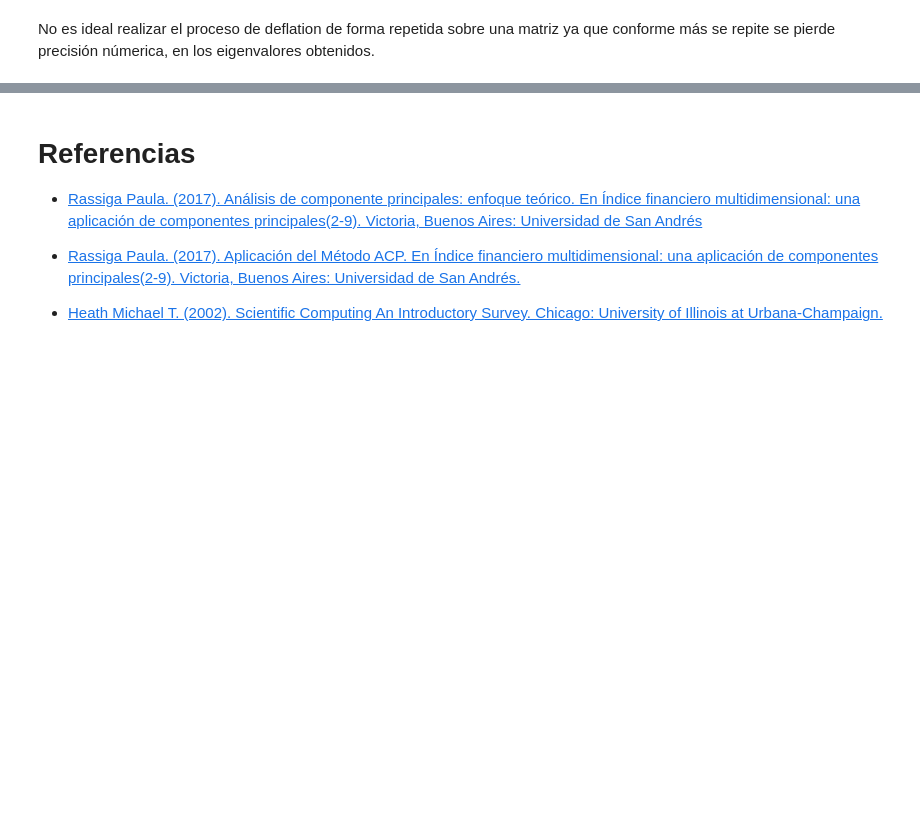
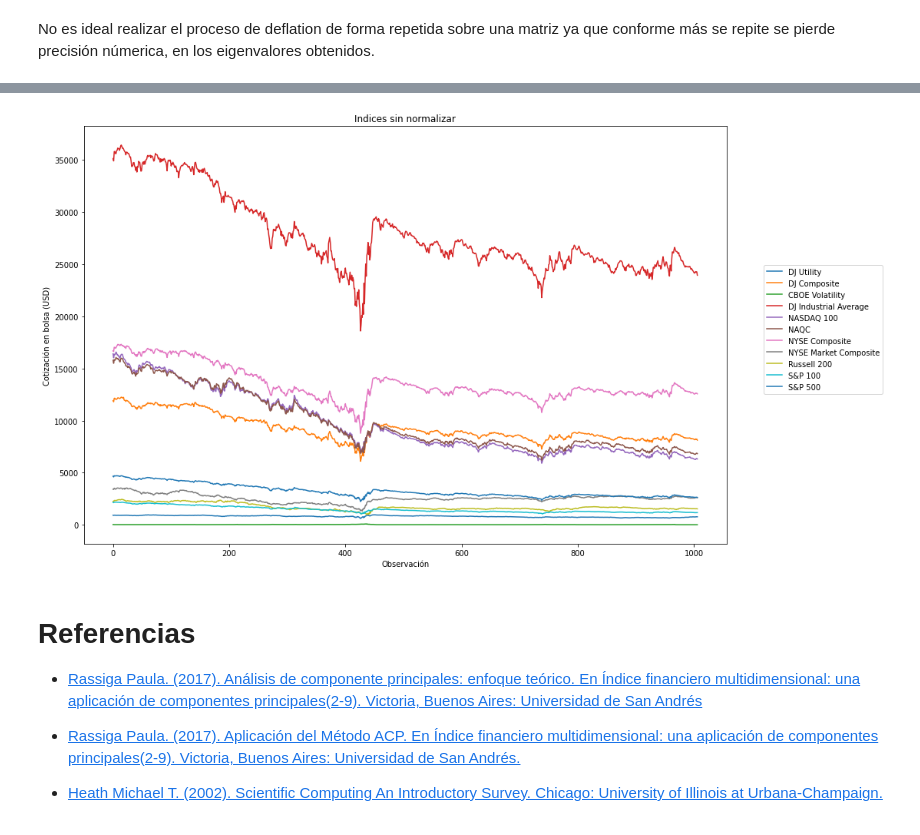
Before and after one commit to kennyldc/proyecto_final_opt21_eq8, a Jupyter notebook: trabajo_final_equipo_8.ipynb, the cells around one changed output, grey strips where cells are left out. Saved outputs shown, nothing was run; the diff lists cells and outputs as text; code cells hidden in the pictures; blank space fills up the shorter version.

Commit message:
Se añaden primeras grafica

```diff
--- a/trabajo_final_equipo_8.ipynb
+++ b/trabajo_final_equipo_8.ipynb
@@ -62,0 +67,19 @@ No es ideal realizar el proceso de deflation de forma repetida sobre una matriz
+# %%
+{
+    "tags": [
+        "hide-input",
+    ]
+}
+
+import numpy as np
+import matplotlib.pyplot as plt
+import pandas as pd
+from decimal import *
+import math
+from funciones import approx_eigval_max,approx_eigval_min_1, componente
+from funciones import lectura_graficas,normalizar,graficas_sin_normalizar,graficas_normalizadas,graficas_PCA
+
+indices=lectura_graficas('Data/indices.csv')
+indices.set_index("Unnamed: 0",inplace=True)
+
+indices.head(20)
@@ -63,3 +105,14 @@ No es ideal realizar el proceso de deflation de forma repetida sobre una matriz
+# %%
+{
+    "tags": [
+        "hide-input",
+    ]
+}
+
+plt.figure(figsize=(15, 10))
+graficas_sin_normalizar(indices)
+# %% [output]
+[figure, added]
 # %% [markdown]
 # Referencias
 
```
Also changed, not shown: parts of 3 cells of this notebook.
